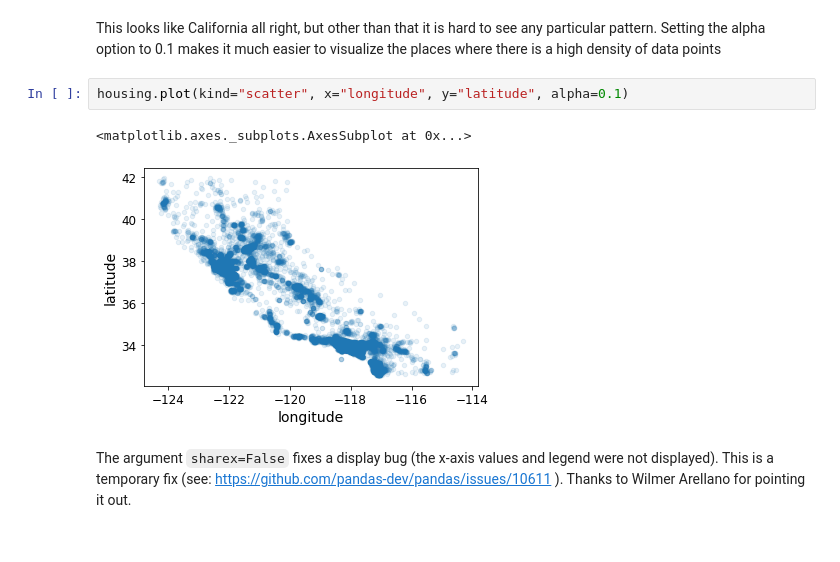
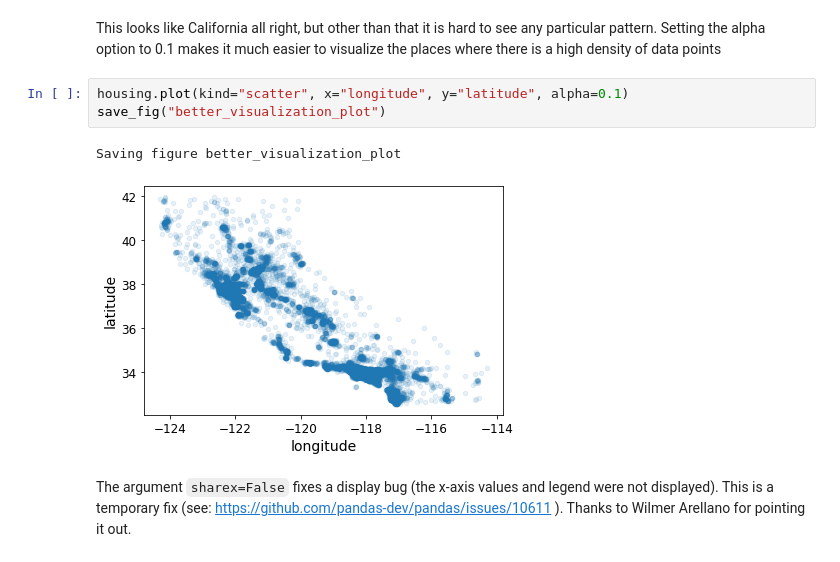
Before and after one commit to Bokola/Analysis, a Jupyter notebook: Python/scripts/02_end_to_end_machine_learning_project.ipynb, the cells around one changed output. Drawn from its saved outputs; the diff is of its cells as text.

```diff
--- a/Python/scripts/02_end_to_end_machine_learning_project.ipynb
+++ b/Python/scripts/02_end_to_end_machine_learning_project.ipynb
@@ -236,9 +295,10 @@ Saving figure bad_visualization_plot
 This looks like California all right, but other than that it is hard to see any particular pattern. Setting the alpha option to 0.1 makes it much easier to visualize the places where there is a high density of data points
 # %%
 housing.plot(kind="scatter", x="longitude", y="latitude", alpha=0.1)
+save_fig("better_visualization_plot")
 # %% [output]
-<matplotlib.axes._subplots.AxesSubplot at 0x...>
+Saving figure better_visualization_plot
-[figure, old version]
+[figure, new version]
 # %% [markdown]
 The argument `sharex=False` fixes a display bug (the x-axis values and legend were not displayed). This is a temporary fix (see: https://github.com/pandas-dev/pandas/issues/10611 ). Thanks to Wilmer Arellano for pointing it out.
 # %%
```
Also changed, not shown: parts of 168 cells of this notebook.
